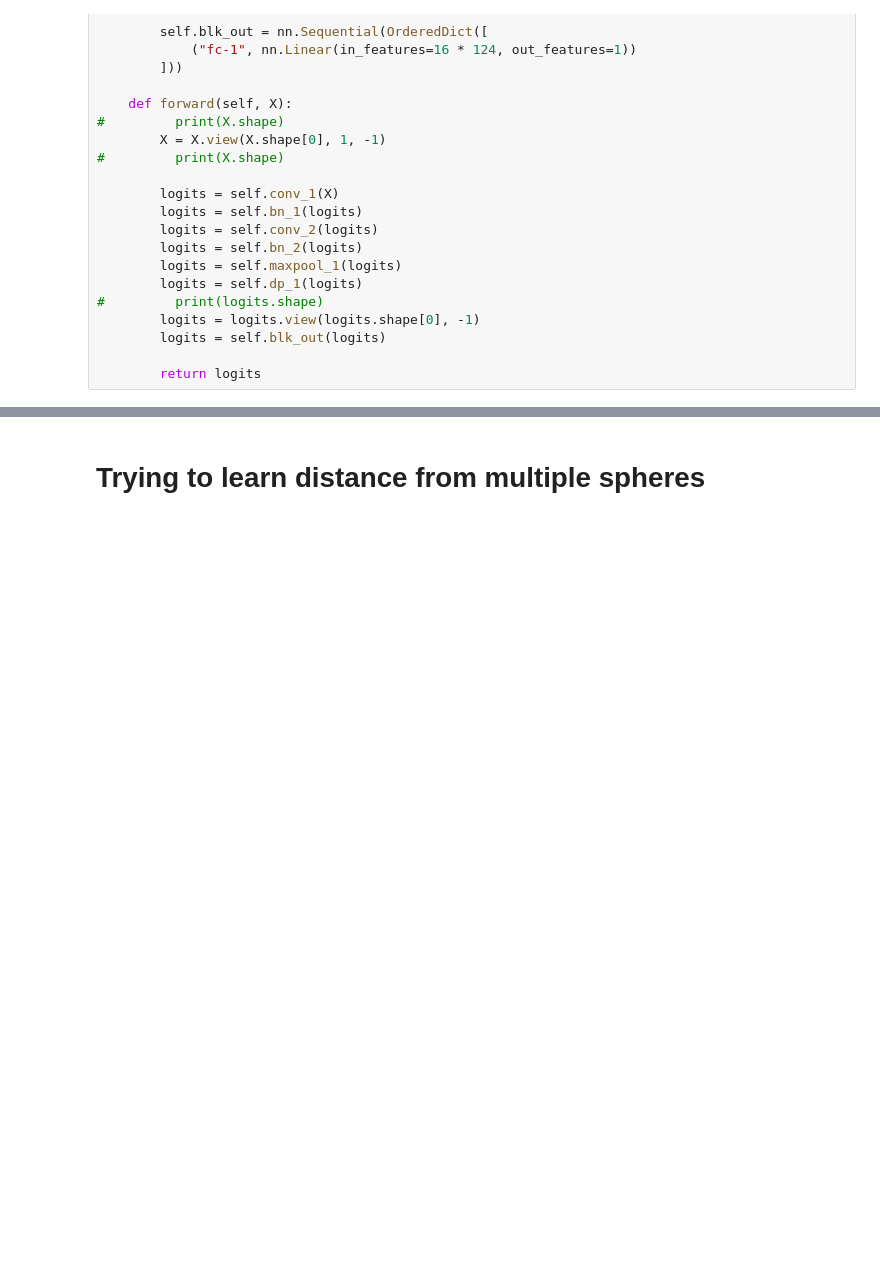
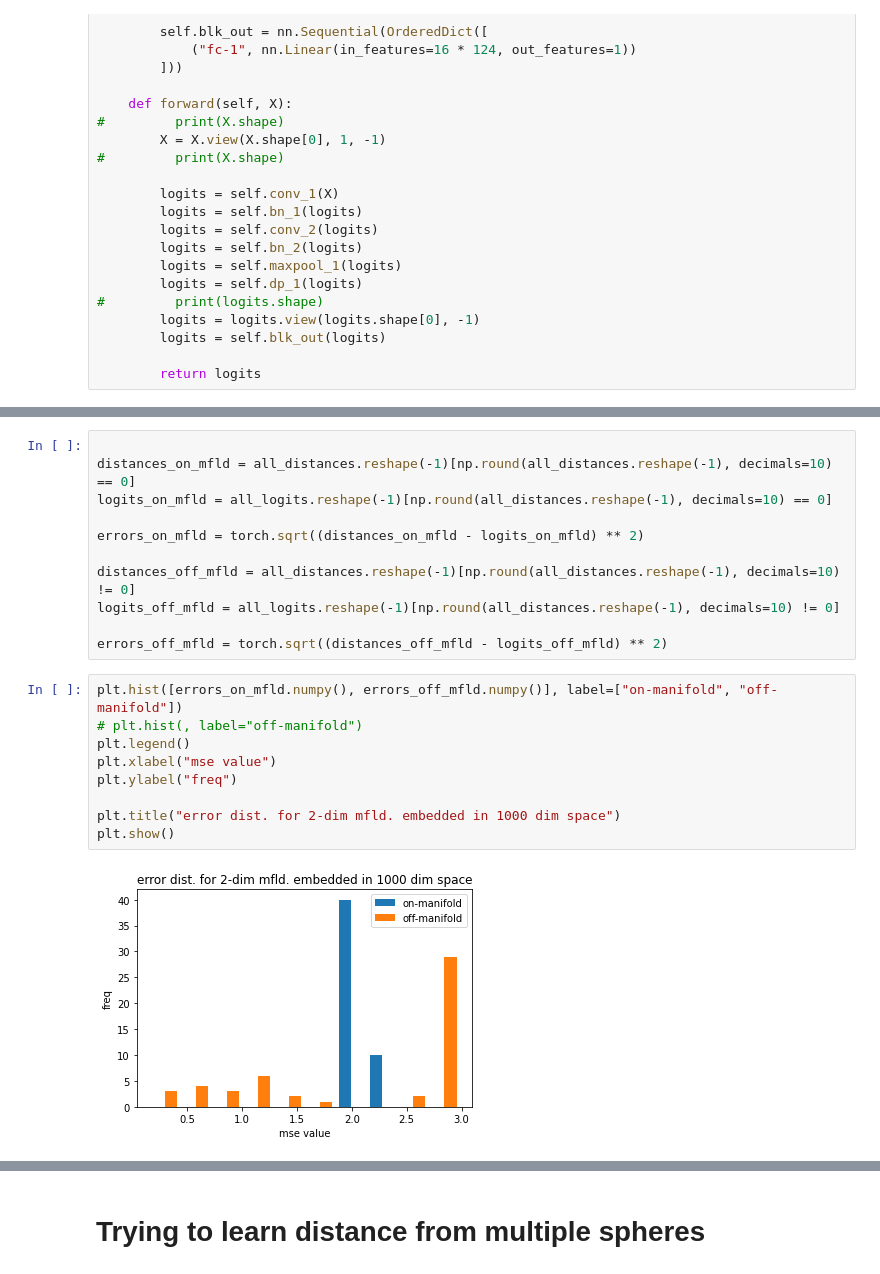
Before and after one commit to microsoft/distance-learner, a Jupyter notebook: notebooks/Experiment B - Learning Distance from a Classifier.ipynb, the cells around one changed output, grey strips where cells are left out. Cells and saved outputs as stored; diff of their text form; blank space fills up the shorter version.

```diff
--- a/notebooks/Experiment B - Learning Distance from a Classifier.ipynb
+++ b/notebooks/Experiment B - Learning Distance from a Classifier.ipynb
@@ -692,0 +1102,22 @@ Text(0.5, 1.0, 'error dist. for 2-dim mfld. embedded in 1000 dim space')
+# %%
+
+distances_on_mfld = all_distances.reshape(-1)[np.round(all_distances.reshape(-1), decimals=10) == 0]
+logits_on_mfld = all_logits.reshape(-1)[np.round(all_distances.reshape(-1), decimals=10) == 0]
+
+errors_on_mfld = torch.sqrt((distances_on_mfld - logits_on_mfld) ** 2)
+
+distances_off_mfld = all_distances.reshape(-1)[np.round(all_distances.reshape(-1), decimals=10) != 0]
+logits_off_mfld = all_logits.reshape(-1)[np.round(all_distances.reshape(-1), decimals=10) != 0]
+
+errors_off_mfld = torch.sqrt((distances_off_mfld - logits_off_mfld) ** 2)
+# %%
+plt.hist([errors_on_mfld.numpy(), errors_off_mfld.numpy()], label=["on-manifold", "off-manifold"])
+# plt.hist(, label="off-manifold")
+plt.legend()
+plt.xlabel("mse value")
+plt.ylabel("freq")
+
+plt.title("error dist. for 2-dim mfld. embedded in 1000 dim space")
+plt.show()
+# %% [output]
+[figure, added]
```
Also changed, not shown: parts of 42 cells of this notebook, 24 other files.
